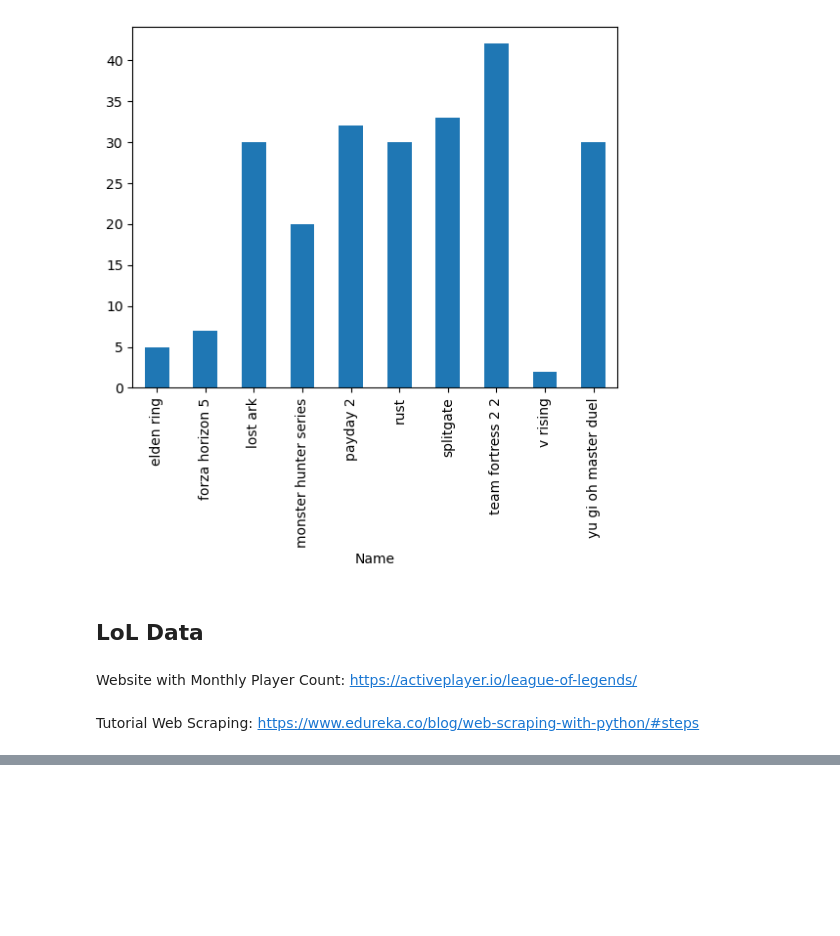
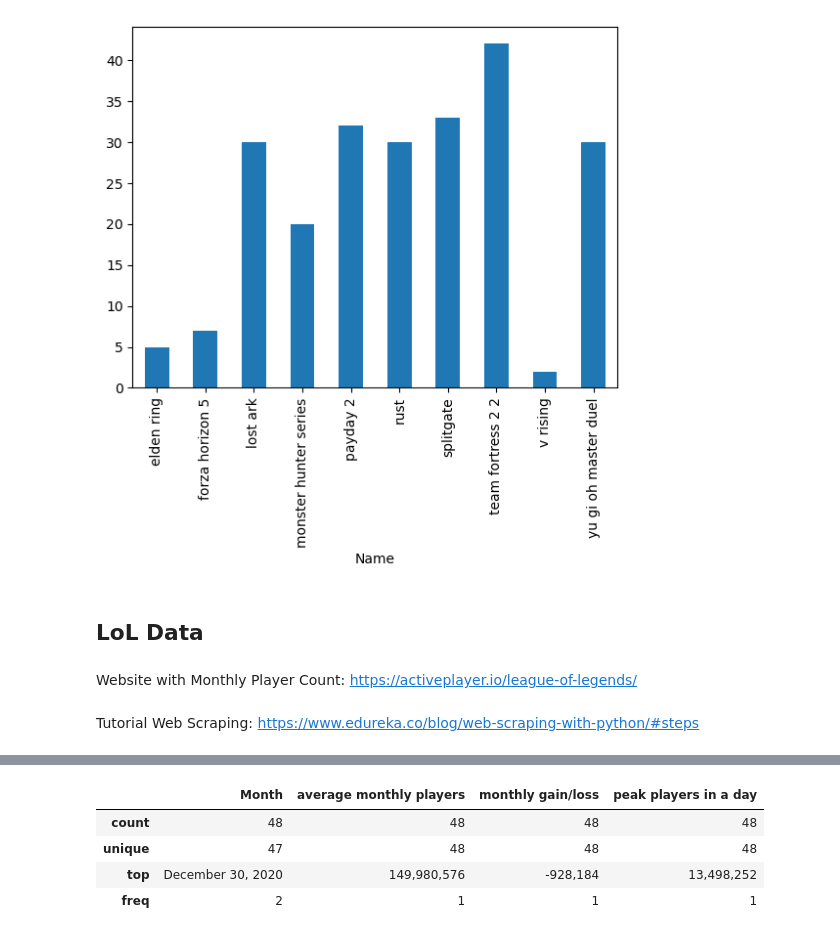
Before and after one commit to kiubb02/BigData_LoL, a Jupyter notebook: main.ipynb, the cells around one changed output, grey strips where cells are left out. Cells and saved outputs as stored; diff of their text form; code cells hidden in the pictures; blank space fills up the shorter version.

```diff
--- a/main.ipynb
+++ b/main.ipynb
@@ -265,0 +315,8 @@ https://www.edureka.co/blog/web-scraping-with-python/#steps
+# %%
+df.describe()
+# %% [output]
+|  | Month | average monthly players | monthly gain/loss | peak players in a day |
+| count | 48 | 48 | 48 | 48 |
+| unique | 47 | 48 | 48 | 48 |
+| top | December 30, 2020 | 149,980,576 | -928,184 | 13,498,252 |
+| freq | 2 | 1 | 1 | 1 |
```
Also changed, not shown: parts of 14 cells of this notebook.
